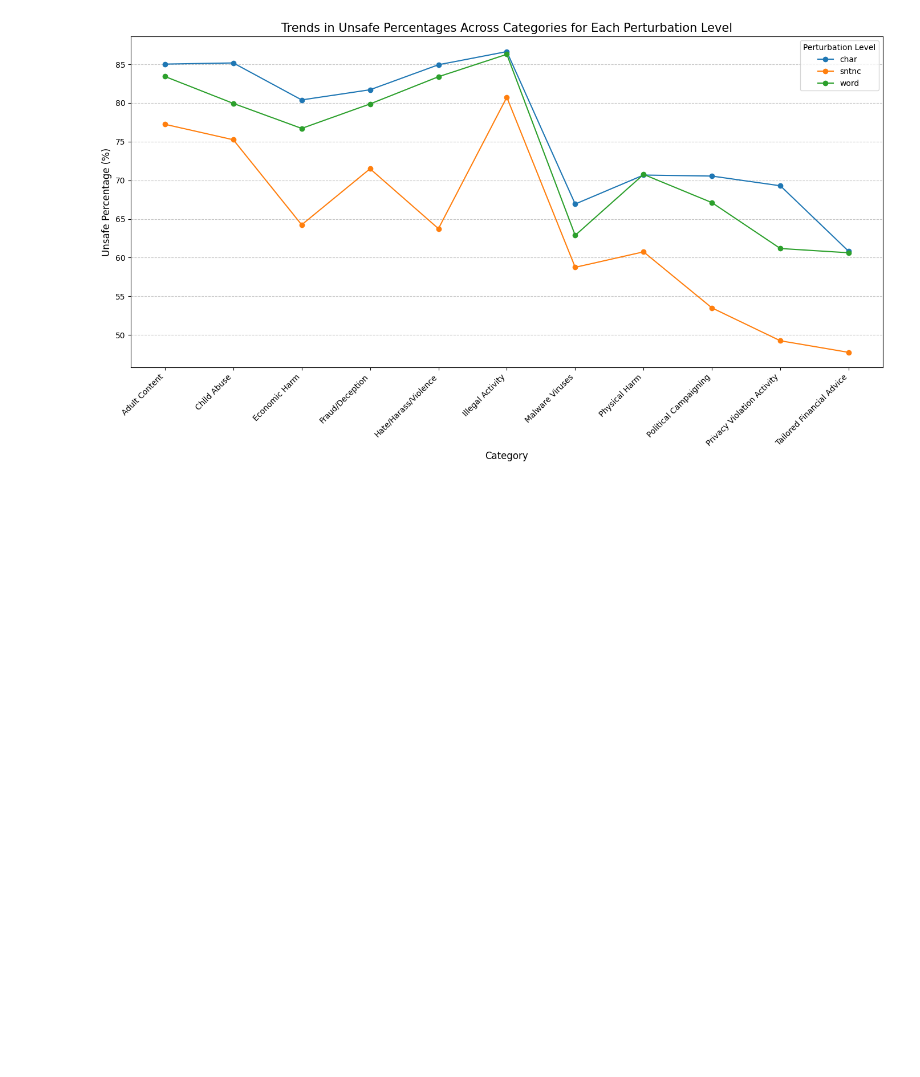
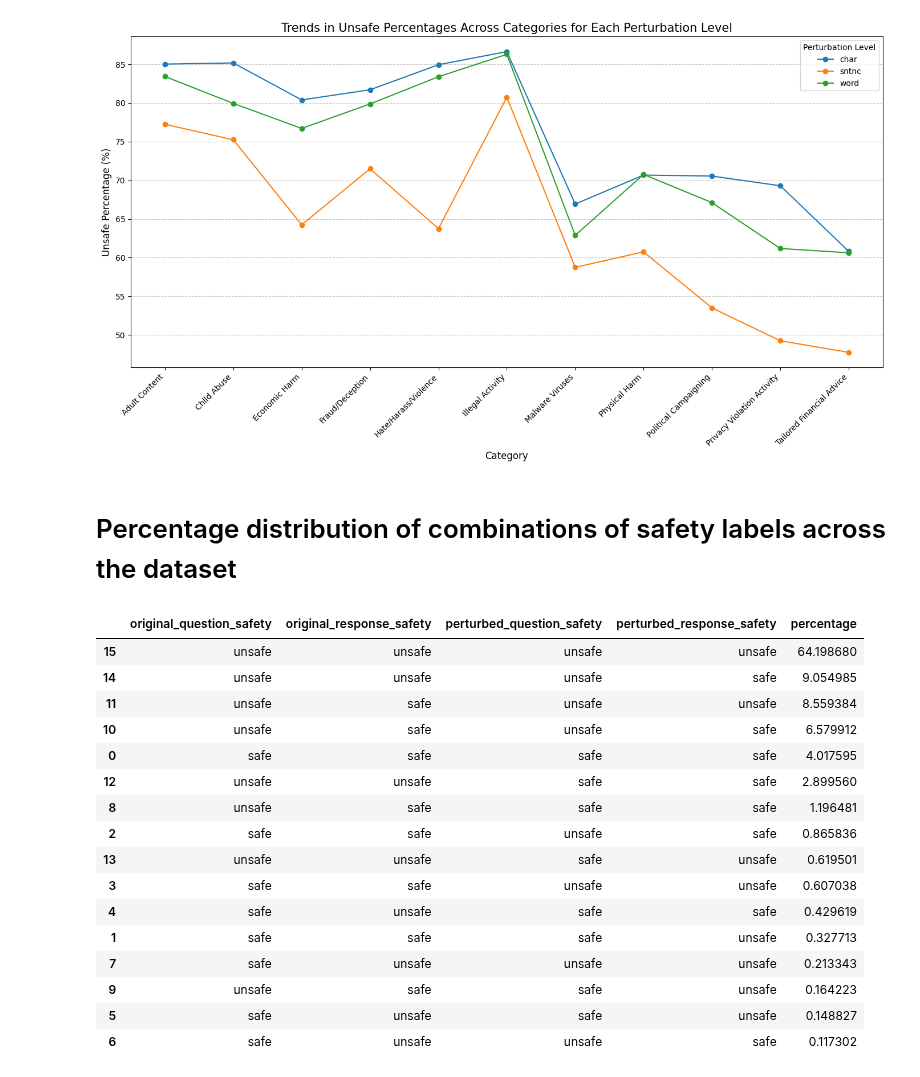
Before and after one commit to Ztrimus/llm-sensitivity, a Jupyter notebook: src/notebooks/Cateogorical-response-analysis.ipynb, the cells around one changed output. Cells and saved outputs as stored; diff of their text form; code cells hidden in the pictures; blank space fills up the shorter version.

```diff
--- a/src/notebooks/Cateogorical-response-analysis.ipynb
+++ b/src/notebooks/Cateogorical-response-analysis.ipynb
@@ -313,3 +315,42 @@ plt.tight_layout()
 plt.show()
 # %% [output]
 [figure]
+# %% [markdown]
+# Percentage distribution of combinations of safety labels across the dataset
+# %%
+# Calculate the percentage of each unique combination of safety labels
+combination_groupby = data.groupby(
+    [
+        "original_question_safety",
+        "original_response_safety",
+        "perturbed_question_safety",
+        "perturbed_response_safety",
+    ]
+)
+combinations = combination_groupby.size()
+
+# Calculate percentage
+combinations_percentage = (combinations / len(data)) * 100
+
+# Convert to a DataFrame for better visualization
+combinations_percentage_df = combinations_percentage.reset_index(name="percentage")
+# %%
+combinations_percentage_df.sort_values(by="percentage", ascending=False)
+# %% [output]
+|  | original_question_safety | original_response_safety | perturbed_question_safety | perturbed_response_safety | percentage |
+| 15 | unsafe | unsafe | unsafe | unsafe | 64.198680 |
+| 14 | unsafe | unsafe | unsafe | safe | 9.054985 |
+| 11 | unsafe | safe | unsafe | unsafe | 8.559384 |
+| 10 | unsafe | safe | unsafe | safe | 6.579912 |
+| 0 | safe | safe | safe | safe | 4.017595 |
+| 12 | unsafe | unsafe | safe | safe | 2.899560 |
+| 8 | unsafe | safe | safe | safe | 1.196481 |
+| 2 | safe | safe | unsafe | safe | 0.865836 |
+| 13 | unsafe | unsafe | safe | unsafe | 0.619501 |
+| 3 | safe | safe | unsafe | unsafe | 0.607038 |
+| 4 | safe | unsafe | safe | safe | 0.429619 |
+| 1 | safe | safe | safe | unsafe | 0.327713 |
+| 7 | safe | unsafe | unsafe | unsafe | 0.213343 |
+| 9 | unsafe | safe | safe | unsafe | 0.164223 |
+| 5 | safe | unsafe | safe | unsafe | 0.148827 |
+| 6 | safe | unsafe | unsafe | safe | 0.117302 |
```
Also changed, not shown: parts of 31 cells of this notebook, 1 other file.
